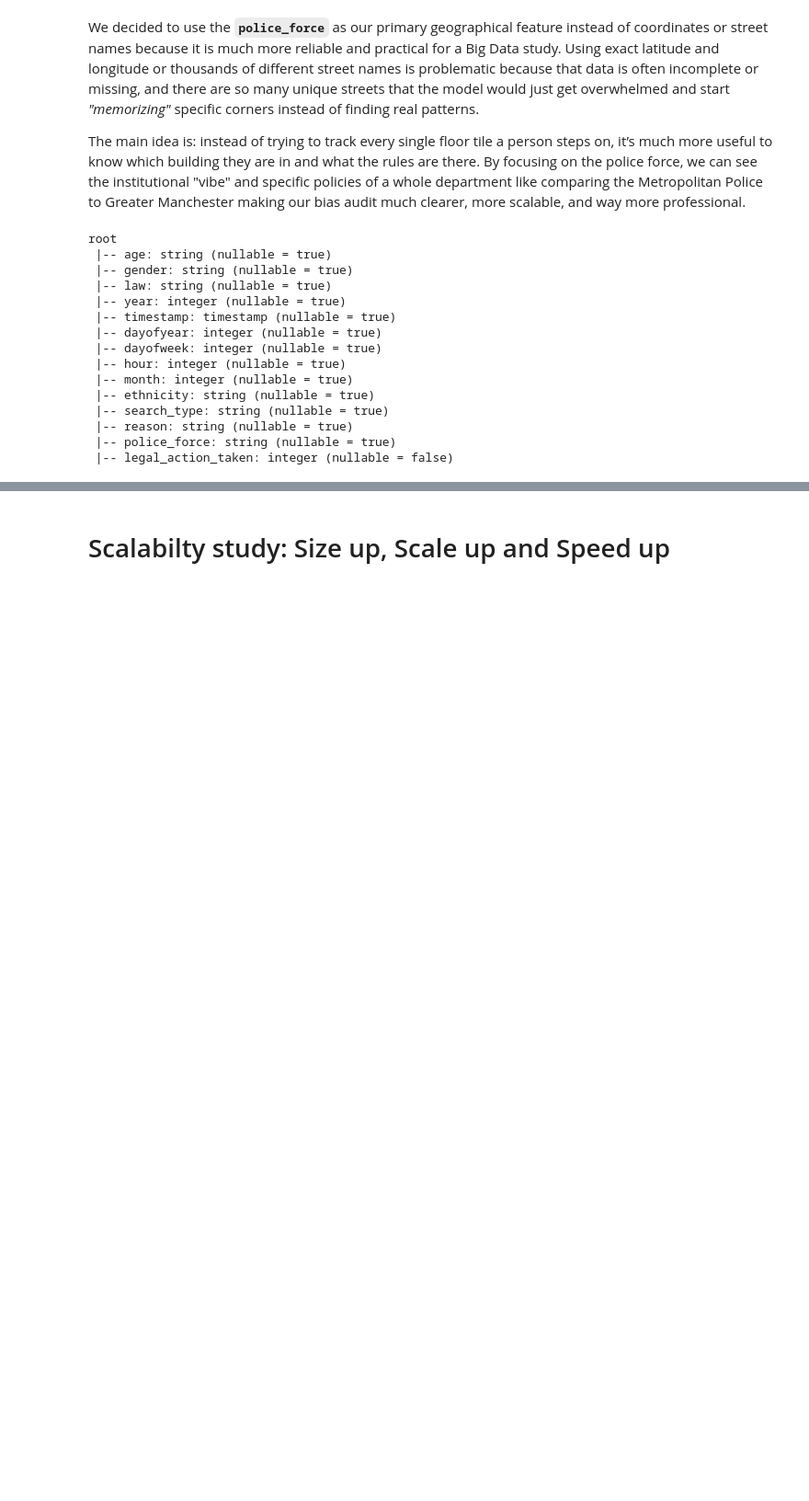
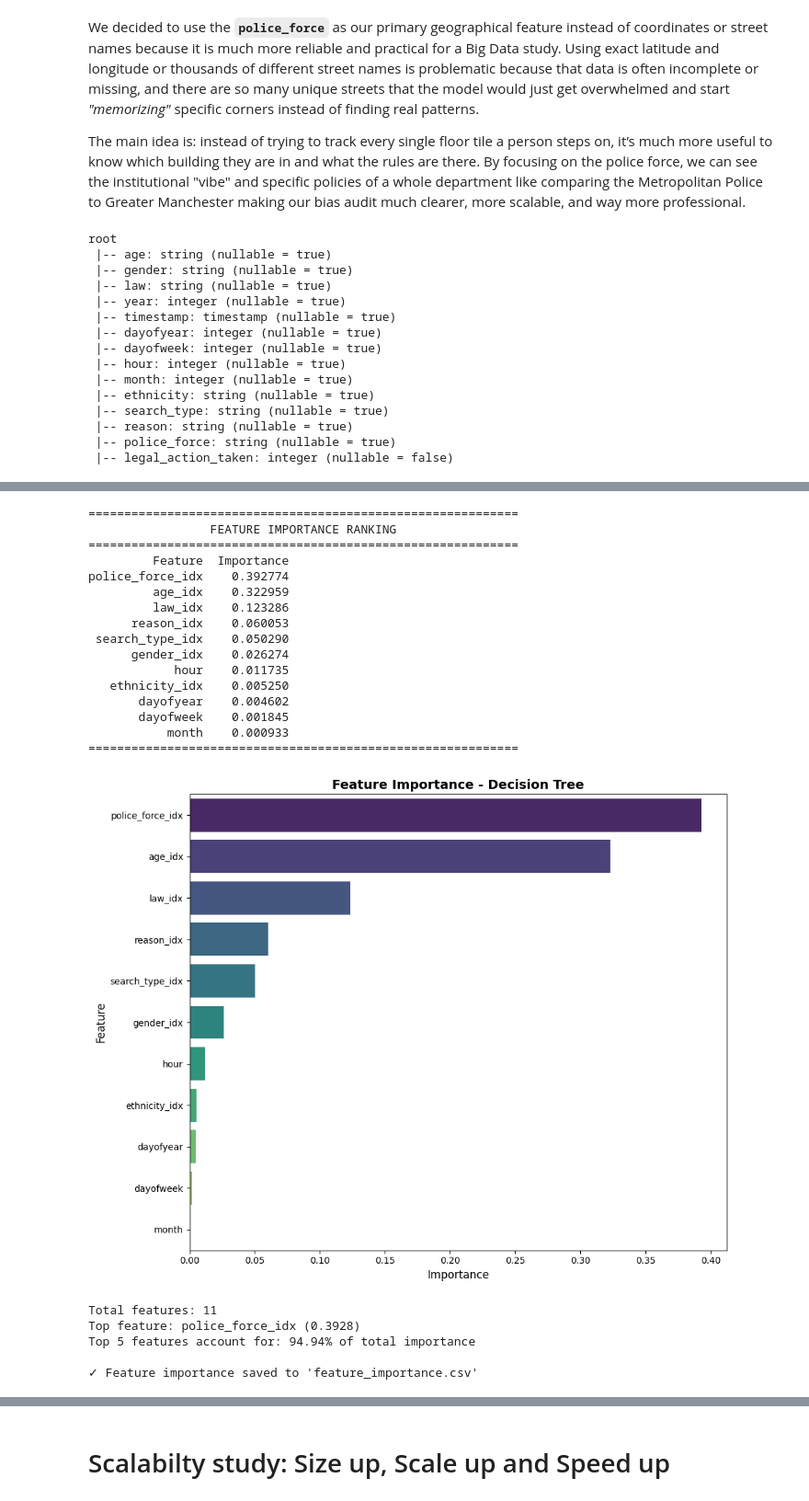
Before and after one commit to Iker-Jauregui/LSDA_Final_Project, a Jupyter notebook: uk_police_notebook.ipynb, the cells around one changed output, grey strips where cells are left out. Shown at 92% size. Drawn from its saved outputs; the diff is of its cells as text; code cells hidden in the pictures; blank space fills up the shorter version.

```diff
--- a/uk_police_notebook.ipynb
+++ b/uk_police_notebook.ipynb
@@ -871 +857,68 @@ Class distribution in actual labels:
+# %%
+dt_model = best_model.stages[-1]
+
+feature_importances = dt_model.featureImportances.toArray()
+
+categorical_cols = ["age", "gender", "law", "ethnicity", "search_type", "reason", "police_force"]
+numeric_cols = ["hour", "month", "dayofweek", "dayofyear"]
+feature_names = [f"{col}_idx" for col in categorical_cols] + numeric_cols
+
+importance_df = pd.DataFrame({
+    'Feature': feature_names,
+    'Importance': feature_importances
+}).sort_values('Importance', ascending=False)
+
+print("\n" + "="*60)
+print("FEATURE IMPORTANCE RANKING".center(60))
+print("="*60)
+print(importance_df.to_string(index=False))
+print("="*60)
+
+plt.figure(figsize=(10, 8))
+sns.barplot(
+    data=importance_df,
+    x="Importance",
+    y="Feature",
+    hue="Feature",
+    palette="viridis",
+    legend=False
+)
+plt.xlabel('Importance', fontsize=12)
+plt.ylabel('Feature', fontsize=12)
+plt.title('Feature Importance - Decision Tree', fontsize=14, fontweight='bold')
+plt.tight_layout()
+plt.savefig('media/images/feature_importance_bar_weighted.png', dpi=300, bbox_inches='tight')
+plt.show()
+
+
+# Estadísticas adicionales
+print(f"\nTotal features: {len(feature_names)}")
+print(f"Top feature: {importance_df.iloc[0]['Feature']} ({importance_df.iloc[0]['Importance']:.4f})")
+print(f"Top 5 features account for: {importance_df.head(5)['Importance'].sum():.2%} of total importance")
+
+importance_df.to_csv('media/results/feature_importance.csv', index=False)
+print("\n✓ Feature importance saved to 'feature_importance.csv'")
+# %% [output]
+============================================================
+                 FEATURE IMPORTANCE RANKING
+============================================================
+         Feature  Importance
+police_force_idx    0.392774
+         age_idx    0.322959
+         law_idx    0.123286
+      reason_idx    0.060053
+ search_type_idx    0.050290
+      gender_idx    0.026274
+            hour    0.011735
+   ethnicity_idx    0.005250
+       dayofyear    0.004602
+       dayofweek    0.001845
+           month    0.000933
+============================================================
+[figure, added]
+Total features: 11
+Top feature: police_force_idx (0.3928)
+Top 5 features account for: 94.94% of total importance
+
+✓ Feature importance saved to 'feature_importance.csv'
 # %% [markdown]
```
Also changed, not shown: parts of 19 cells of this notebook, 10 other files.
